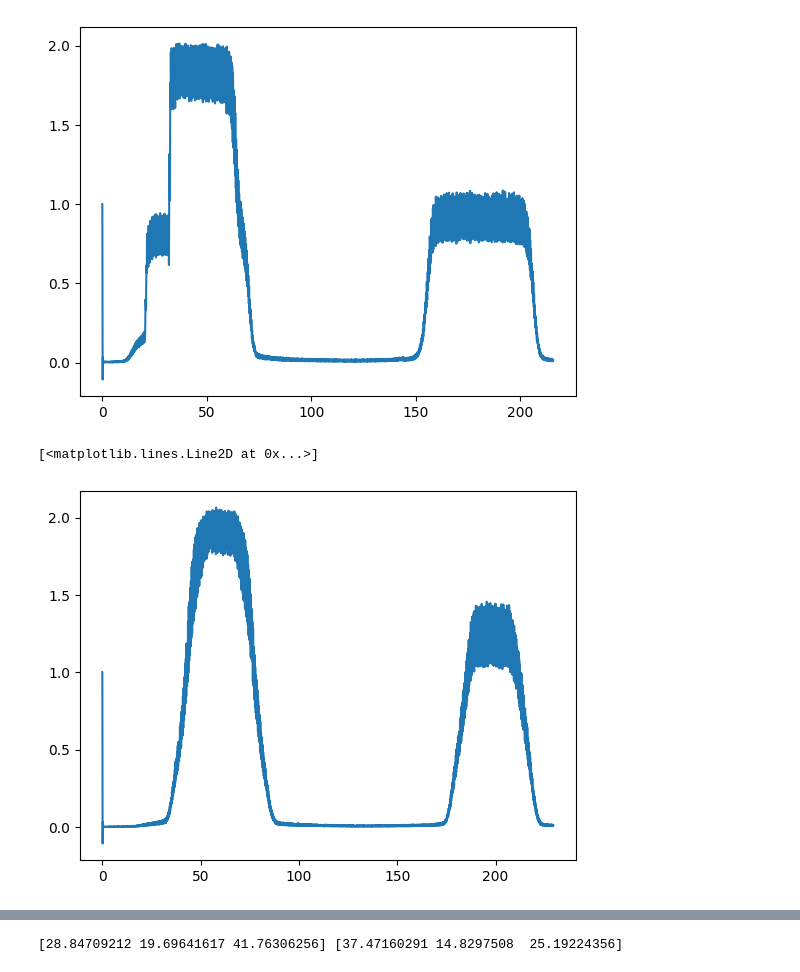
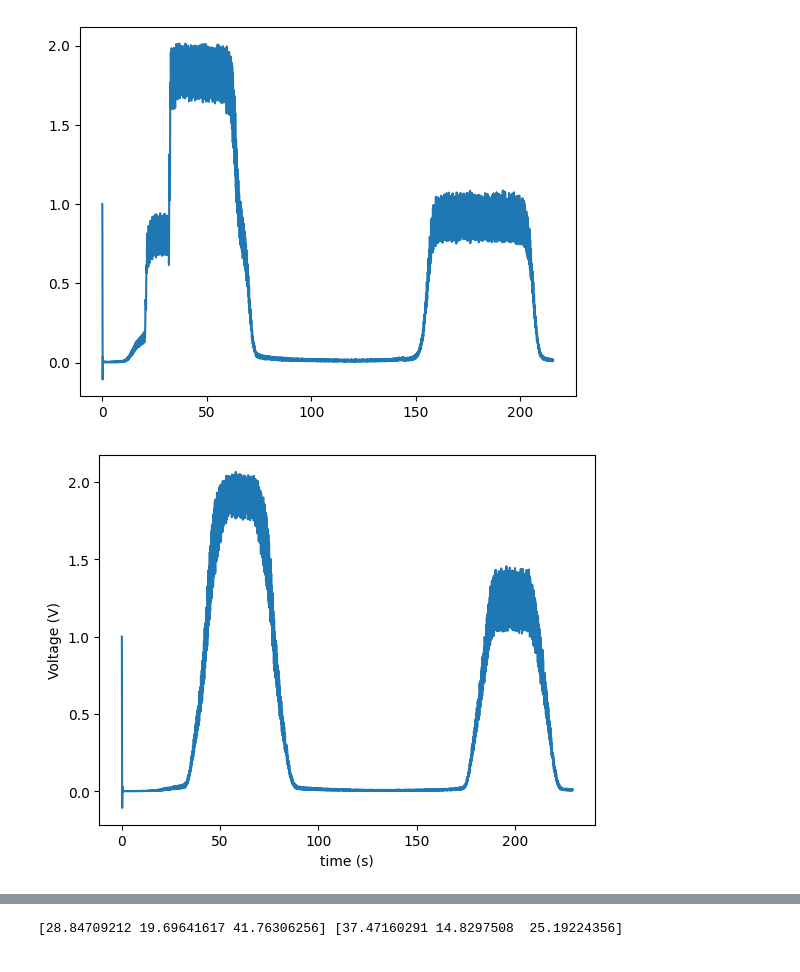
Before and after one commit to Klinjin/128AL, a Jupyter notebook: lab2_HD_shift/spectrum_plot.ipynb, the cells around one changed output, grey strips where cells are left out. Cells and saved outputs as stored; diff of their text form; code cells hidden in the pictures.

```diff
--- a/lab2_HD_shift/spectrum_plot.ipynb
+++ b/lab2_HD_shift/spectrum_plot.ipynb
@@ -46,6 +46,8 @@ plt.plot(Hg_sp5[:,0],Hg_sp5[:,1])
 # %%
 Hg_sp6 = np.asarray(pandas.read_csv('Hg6th.csv',skipinitialspace=True))
 plt.plot(Hg_sp6[:,0],Hg_sp6[:,1])
+plt.xlabel('time (s)')
+plt.ylabel('Voltage (V)')
+plt.show()
 # %% [output]
-[<matplotlib.lines.Line2D at 0x...>]
-[figure, old version]
+[figure, new version]
```
Also changed, not shown: parts of 26 cells of this notebook, 1 other file.
